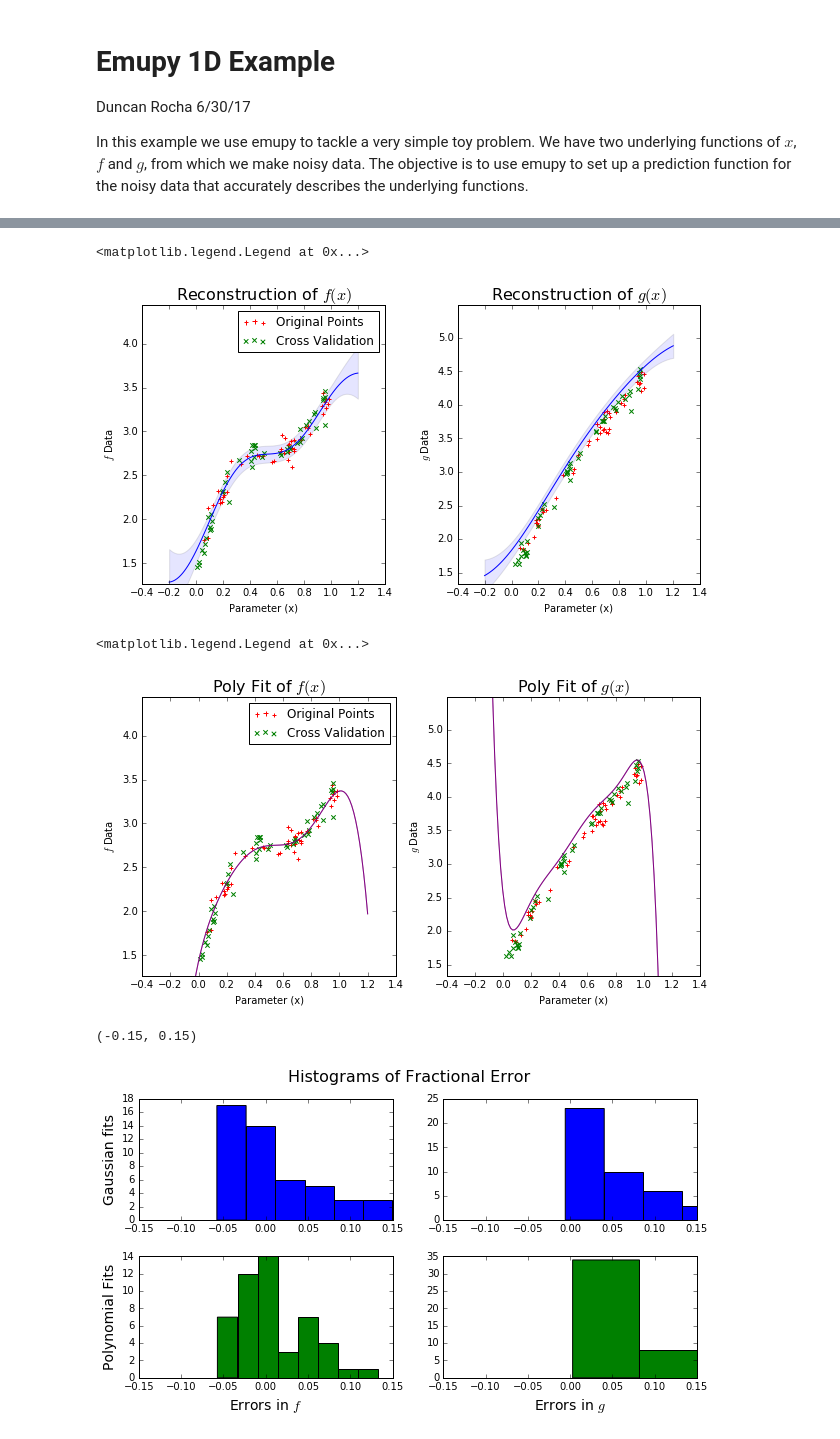
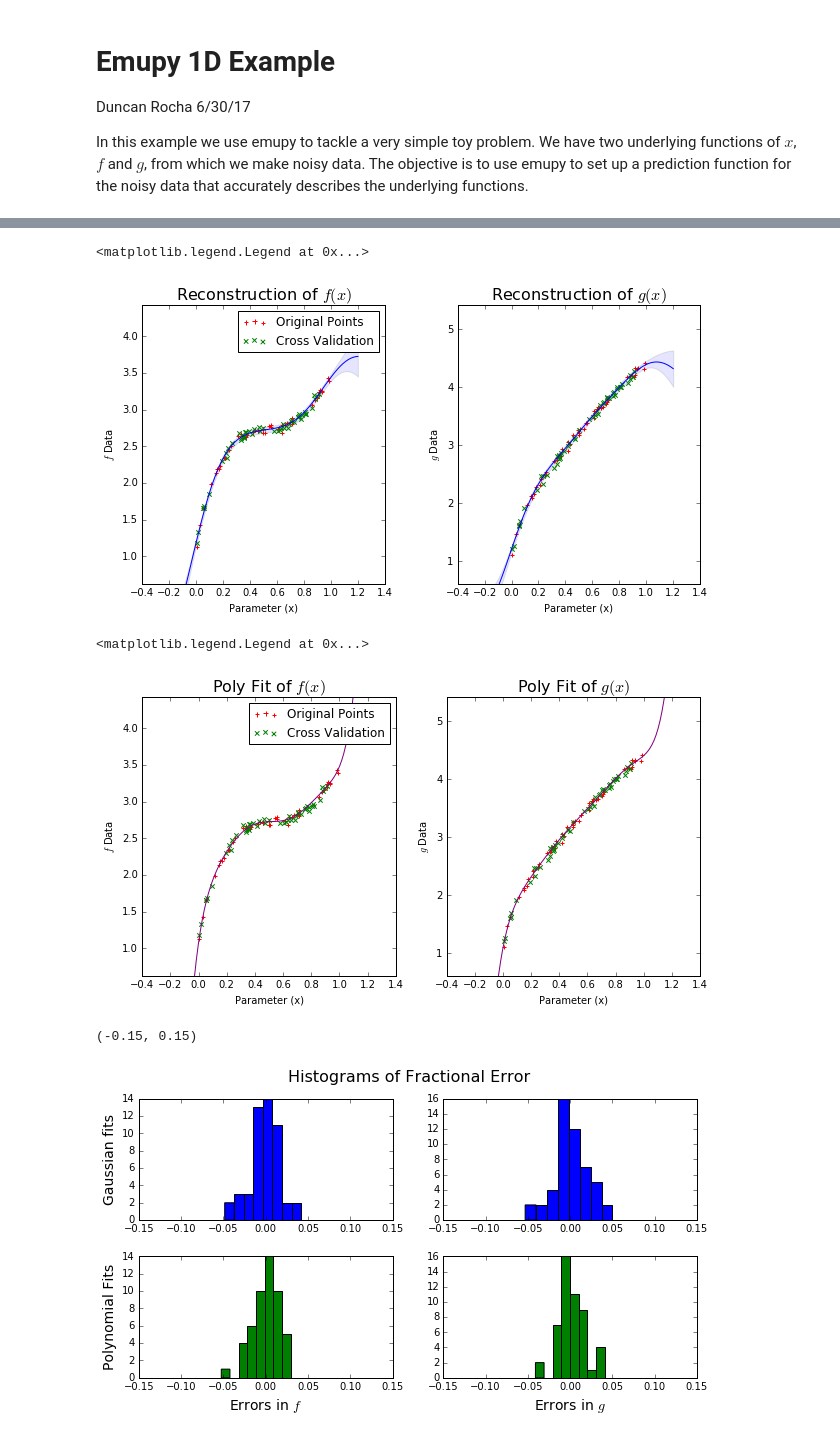
Before and after one commit to duncanjmr/Emupy-Work, a Jupyter notebook: Emupy_1D.ipynb, the cells around one changed output, grey strips where cells are left out. Cells and saved outputs as stored; diff of their text form; code cells hidden in the pictures.

```diff
--- a/Emupy_1D.ipynb
+++ b/Emupy_1D.ipynb
@@ -27,8 +28,8 @@ all_x = np.random.uniform(0,1,n)
 # defaults:
 # f(x) = sqrt(x) + sin(x)/4
 # g(x) =
-f = lambda x: np.sqrt(6*x) + 1 + np.sin(x*np.pi*2)/4 + np.random.normal(0,.1,n)
-g = lambda x: np.sqrt(6*x) + x + 1 + np.random.normal(0,.1,n)
+f = lambda x: np.sqrt(6*x) + 1 + np.sin(x*np.pi*2)/4 + np.random.normal(0,.04,n)
+g = lambda x: np.sqrt(6*x) + x + 1 + np.random.normal(0,.04,n)
 
 # Create data array
 fx = f(all_x)
@@ -107,8 +108,10 @@ E.cov_whiten = False
 # %%
 # Set fidutial arrays. These are just arrays of the average (or median) of every input parameter and
 # data element. Used for centering the data.
-E.fid_grid = np.array([np.median(x_train.T)])
-E.fid_data = np.array(map(lambda x: np.median(x),data.T))
+#E.fid_grid = np.array([np.median(x_train)])
+#E.fid_data = np.array(map(np.median,data.T))
+E.fid_grid = np.array([np.median(x_train)])
+E.fid_data = np.array(map(np.median, data.T))
 # %%
 # Since we have only have one input parameter, 'x', numpy won't allow transposing the array from a flat
 # (,n) vector into a column vector (n,). The trick around this is to define x_data as a matrix of
@@ -174,7 +177,7 @@ ax3.set_ylim(np.min(fx)-0.5,np.max(fx)+1)
 
 # Plot 2: prediction of g(x) against the original g(x) data (red) and cross validation data (green)
 ax4 = fig2.add_subplot(122)
-ax4.plot(pred_coords,pred_output.T[1])
+ax4.plot(pred_coords,(pred_output).T[1])
 ax4.scatter(x_train,gx,color = 'r', marker='+')
 ax4.fill_between(pred_coords,err_low[1],err_high[1],alpha=0.1)
 ax4.scatter(x_cv,data_cv.T[1],color = 'g', marker='x')
@@ -186,7 +189,7 @@ ax4.set_ylim(np.min(gx)-0.5,np.max(gx)+1)
 ax3.legend([orig, cv], ["Original Points", "Cross Validation"])
 # %% [output]
 <matplotlib.legend.Legend at 0x...>
-[figure, old version]
+[figure, new version]
 # %%
 # Set up new emupy object for which we will create a polynomial fit
 poly = copy.deepcopy(E)
@@ -205,7 +208,6 @@ fig3 = plt.figure(figsize=(10,5))
 # Plot 1: prediction of f(x) against the original f(x) data (red) and cross validation (green)
 ax5 = fig3.add_subplot(121)
 ax5.plot(pred_coords,poly_output.T[0],color='purple')
-ax5.fill_between(pred_coords,poly_err_low[0],poly_err_high[0],alpha=0.2,color='purple')
 orig = ax5.scatter(x_train,fx,color='r',marker='+')
 cv = ax5.scatter(x_cv,data_cv.T[0],color = 'g', marker='x')
 ax5.set_title('Poly Fit of $f(x)$',fontsize=16)
@@ -217,7 +219,6 @@ ax5.set_ylim(np.min(fx)-0.5,np.max(fx)+1)
 ax6 = fig3.add_subplot(122)
 ax6.plot(pred_coords,poly_output.T[1],c='purple')
 ax6.scatter(x_train,gx,color = 'r', marker='+')
-ax6.fill_between(pred_coords,poly_err_low[1],poly_err_high[1],alpha=0.2,color='purple')
 ax6.scatter(x_cv,data_cv.T[1],color = 'g', marker='x')
 ax6.set_title('Poly Fit of $g(x)$', fontsize=16)
 ax6.set_xlabel('Parameter (x)')
@@ -227,7 +228,7 @@ ax6.set_ylim(np.min(gx)-0.5,np.max(gx)+1)
 ax5.legend([orig, cv], ["Original Points", "Cross Validation"])
 # %% [output]
 <matplotlib.legend.Legend at 0x...>
-[figure, old version]
+[figure, new version]
 # %%
 # Now for some statistical cross validation. First, we will use cross_validate to generate
 # predictions for g and f for every x value in x_cv. Remember that we have to turn the array x_cv
@@ -241,36 +242,36 @@ hist1 = fig4.add_subplot(221)
 hist2 = fig4.add_subplot(222)
 hist3 = fig4.add_subplot(223)
 hist4 = fig4.add_subplot(224)
 
 # Get data from E.cross_validate
 x_cvm = np.asmatrix(x_cv).T
 E.cross_validate(x_cvm,data_cv)
 poly.cross_validate(x_cvm,data_cv)
 
 
 # Take the fractional error from the cross validation output in E.recon_cv
 frac_err = (E.recon_cv - data_cv) / data_cv
 poly_frac_err = (poly.recon_cv - data_cv) / data_cv
 
 # Plot the data into histograms
-hist1.hist(frac_err.T[0],bins=15)
-hist1.set_ylabel('Gaussian fits',rotation=90,fontsize=14)
+hist1.hist(frac_err.T[0],bins=8)
+hist1.set_ylabel('Gaussian fits',fontsize=14)
 hist1.set_xlim(-0.15,0.15)
 
-hist2.hist(frac_err.T[1],bins=15)
+hist2.hist(frac_err.T[1],bins=8)
 hist2.set_xlim(-0.15,0.15)
 
-hist3.hist(poly_frac_err.T[0],bins=15,color='g')
+hist3.hist(poly_frac_err.T[0],bins=8,color='g')
 hist3.set_ylabel('Polynomial Fits',fontsize=14)
 hist3.set_xlabel('Errors in $f$',fontsize=14)
 hist3.set_xlim(-0.15,0.15)
 
-hist4.hist(poly_frac_err.T[1],bins=15,color='g')
+hist4.hist(poly_frac_err.T[1],bins=8,color='g')
 hist4.set_xlabel('Errors in $g$',fontsize=14)
 hist4.set_xlim(-0.15,0.15)
 
 # For the plots below, the top two are the fractional error of the gaussian cross validation of f and g respectively,
 # and the bottom two the fractional errors from the polynomial cross validation
 # %% [output]
 (-0.15, 0.15)
-[figure, old version]
+[figure, new version]
```
Also changed, not shown: parts of 2 cells of this notebook.
